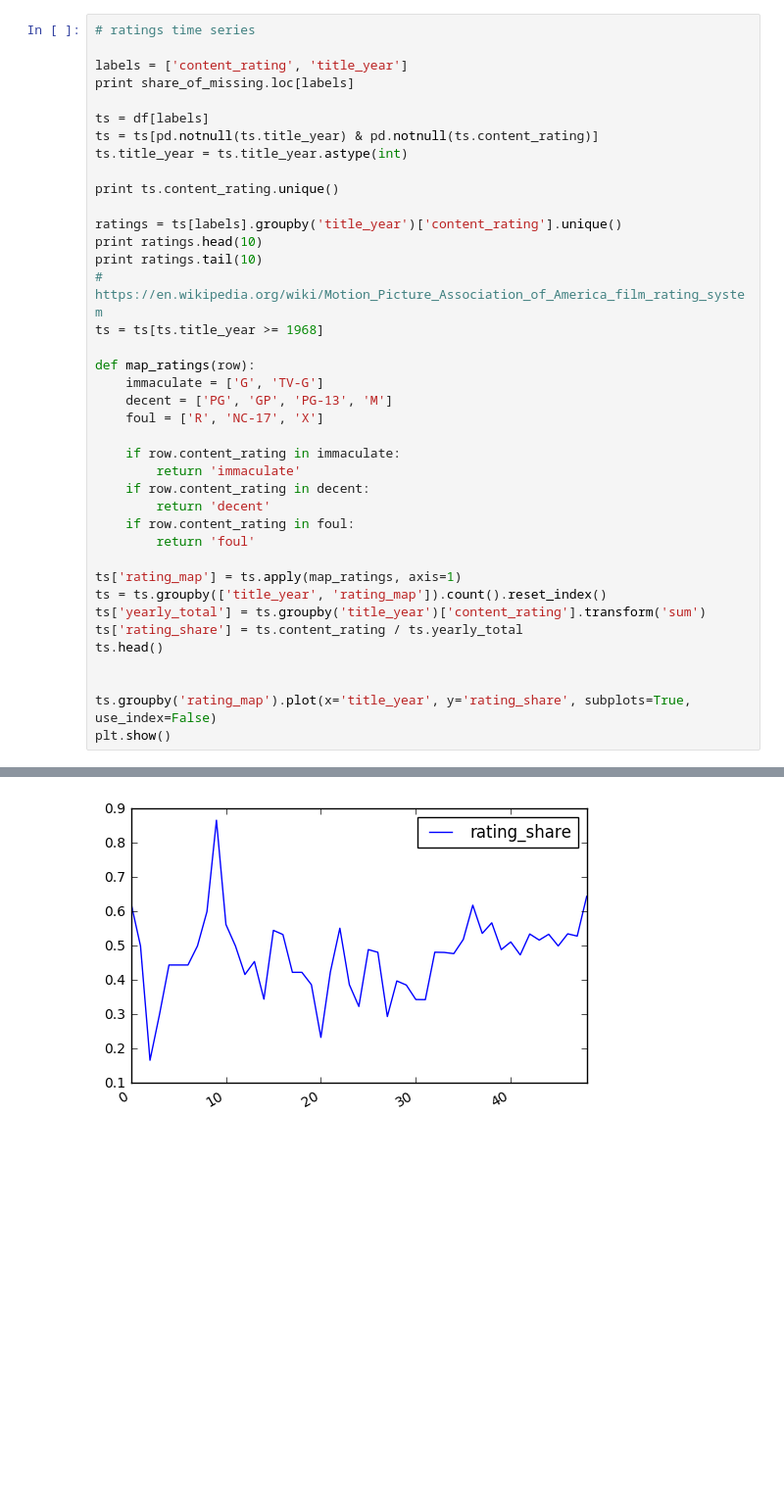
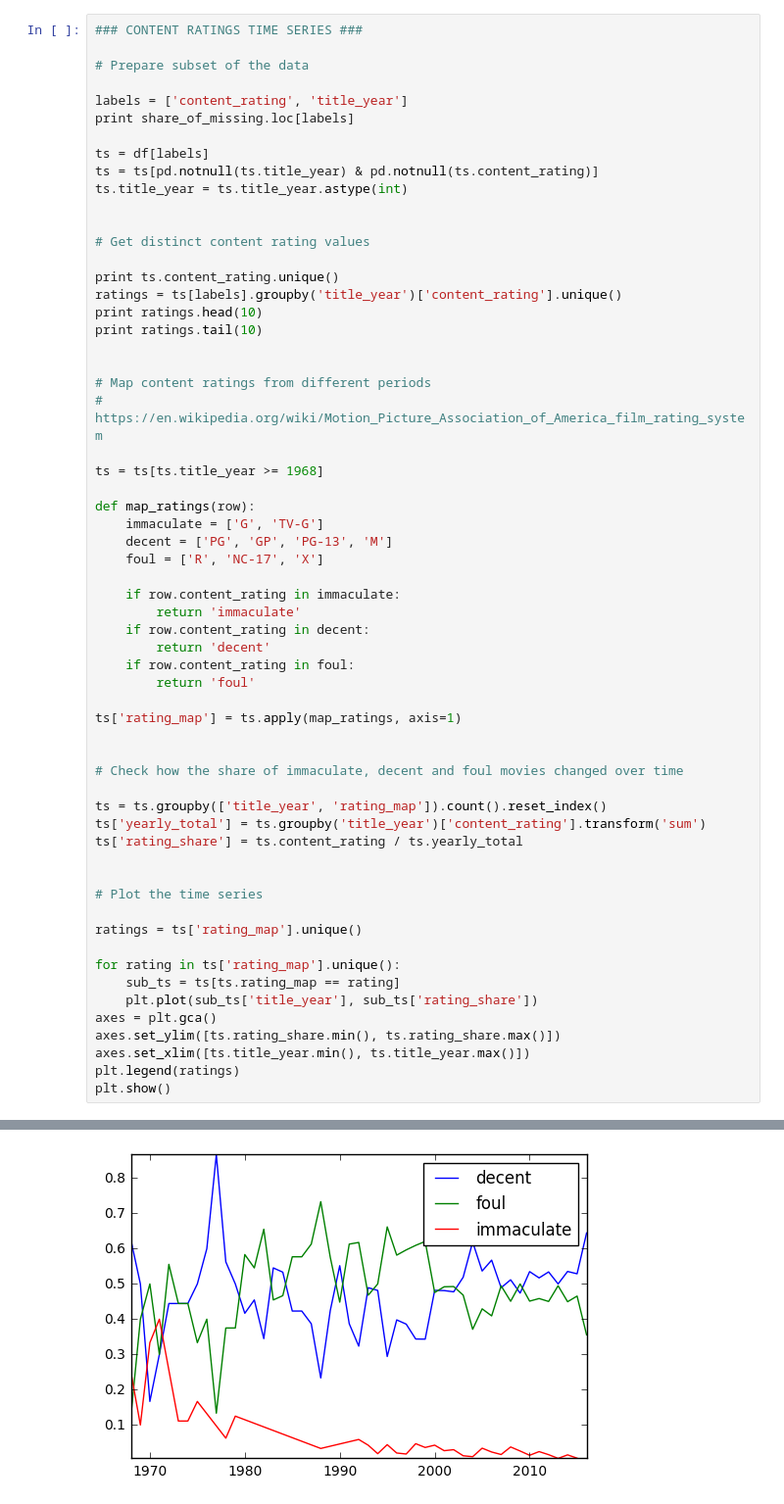
Before and after one commit to mturzanska/kaggle, a Jupyter notebook: kaggle_datasets_imdb.ipynb, the cells around one changed output, grey strips where cells are left out. Shown: that part at 98% size. Saved outputs shown, nothing was run; the diff lists cells and outputs as text; blank space fills up the shorter version.

Commit message:
Clean up the project
Add README
Add requirements.txt
Add comments to the imbd notebook
Fix plotting in the imdb notebook

```diff
--- a/kaggle_datasets_imdb.ipynb
+++ b/kaggle_datasets_imdb.ipynb
@@ -28,7 +34,9 @@ total.columns = ['total']
 share_of_missing = missing.join(total)
 share_of_missing.share = share_of_missing.missing / share_of_missing.total
 # %%
-# ratings time series
+### CONTENT RATINGS TIME SERIES ###
+
+# Prepare subset of the data
 
 labels = ['content_rating', 'title_year']
 print share_of_missing.loc[labels]
@@ -37,12 +45,18 @@ ts = df[labels]
 ts = ts[pd.notnull(ts.title_year) & pd.notnull(ts.content_rating)]
 ts.title_year = ts.title_year.astype(int)
 
+
+# Get distinct content rating values
+
 print ts.content_rating.unique()
-
 ratings = ts[labels].groupby('title_year')['content_rating'].unique()
 print ratings.head(10)
 print ratings.tail(10)
+
+
+# Map content ratings from different periods
 # https://en.wikipedia.org/wiki/Motion_Picture_Association_of_America_film_rating_system
+
 ts = ts[ts.title_year >= 1968]
 
 def map_ratings(row):
@@ -55,33 +69,46 @@ def map_ratings(row):
     if row.content_rating in decent:
         return 'decent'
     if row.content_rating in foul:
         return 'foul'
 
 ts['rating_map'] = ts.apply(map_ratings, axis=1)
+
+
+# Check how the share of immaculate, decent and foul movies changed over time
+
 ts = ts.groupby(['title_year', 'rating_map']).count().reset_index()
 ts['yearly_total'] = ts.groupby('title_year')['content_rating'].transform('sum')
 ts['rating_share'] = ts.content_rating / ts.yearly_total
-ts.head()
 
 
-ts.groupby('rating_map').plot(x='title_year', y='rating_share', subplots=True, use_index=False)
+# Plot the time series
+
+ratings = ts['rating_map'].unique()
+
+for rating in ts['rating_map'].unique():
+    sub_ts = ts[ts.rating_map == rating]
+    plt.plot(sub_ts['title_year'], sub_ts['rating_share'])
+axes = plt.gca()
+axes.set_ylim([ts.rating_share.min(), ts.rating_share.max()])
+axes.set_xlim([ts.title_year.min(), ts.title_year.max()])
+plt.legend(ratings)
 plt.show()
 # %% [output]
                 missing  total
 content_rating      984   4740
 title_year         1179   4935
 ['PG-13' 'PG' 'G' 'R' 'TV-14' 'Not Rated' 'Unrated' 'Approved' 'NC-17' 'X'
  'GP' 'Passed' 'M' 'TV-G' 'TV-PG']
 title_year
 1916            [Not Rated]
 1925            [Not Rated]
 1927            [Not Rated]
 1929    [Not Rated, Passed]
 1930               [Passed]
 1932              [Unrated]
 ... (13 lines left out)
 2014                [PG-13, PG, G, R, Not Rated, Unrated]
 2015         [PG-13, PG, R, G, TV-14, Not Rated, Unrated]
 2016                            [PG-13, PG, R, Not Rated]
 Name: content_rating, dtype: object
-[figure, old version]
+[figure, new version]
```
Also changed, not shown: parts of 5 cells of this notebook, 2 other files.
